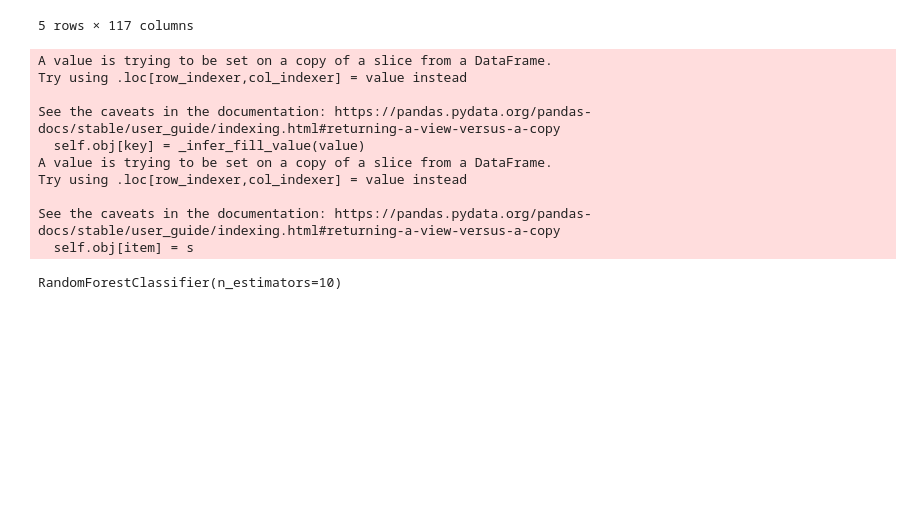
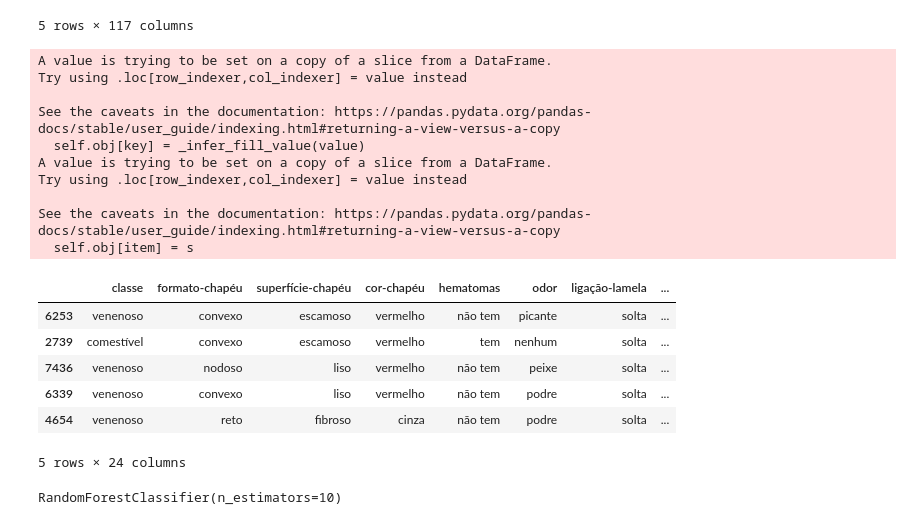
Before and after one commit to lucasgtx2/Projeto_2_C_Dados, a Jupyter notebook: Classificador Random Forest (inacabado).ipynb, the cells around one changed output. Cells and saved outputs as stored; diff of their text form; code cells hidden in the pictures; blank space fills up the shorter version.

```diff
--- a/Classificador Random Forest (inacabado).ipynb
+++ b/Classificador Random Forest (inacabado).ipynb
@@ -176,18 +176,27 @@ X.head()
 # %%
 train.loc[train['classe']=='venenoso', 'y'] = 1
 train.loc[train['classe']=='comestível', 'y'] = 0
 y=train.loc[:, 'y']
+
+train.head()
 # %% [output]
 A value is trying to be set on a copy of a slice from a DataFrame.
 Try using .loc[row_indexer,col_indexer] = value instead
 
 See the caveats in the documentation: https://pandas.pydata.org/pandas-docs/stable/user_guide/indexing.html#returning-a-view-versus-a-copy
   self.obj[key] = _infer_fill_value(value)
 A value is trying to be set on a copy of a slice from a DataFrame.
 Try using .loc[row_indexer,col_indexer] = value instead
 
 See the caveats in the documentation: https://pandas.pydata.org/pandas-docs/stable/user_guide/indexing.html#returning-a-view-versus-a-copy
   self.obj[item] = s
+|  | classe | formato-chapéu | superfície-chapéu | cor-chapéu | hematomas | odor | ligação-lamela | ... |
+| 6253 | venenoso | convexo | escamoso | vermelho | não tem | picante | solta | ... |
+| 2739 | comestível | convexo | escamoso | vermelho | tem | nenhum | solta | ... |
+| 7436 | venenoso | nodoso | liso | vermelho | não tem | peixe | solta | ... |
+| 6339 | venenoso | convexo | liso | vermelho | não tem | podre | solta | ... |
+| 4654 | venenoso | reto | fibroso | cinza | não tem | podre | solta | ... |
+5 rows × 24 columns
 # %%
 from sklearn import datasets
 from sklearn.ensemble import RandomForestClassifier
```
Also changed, not shown: parts of 3 cells of this notebook, 1 other file.
